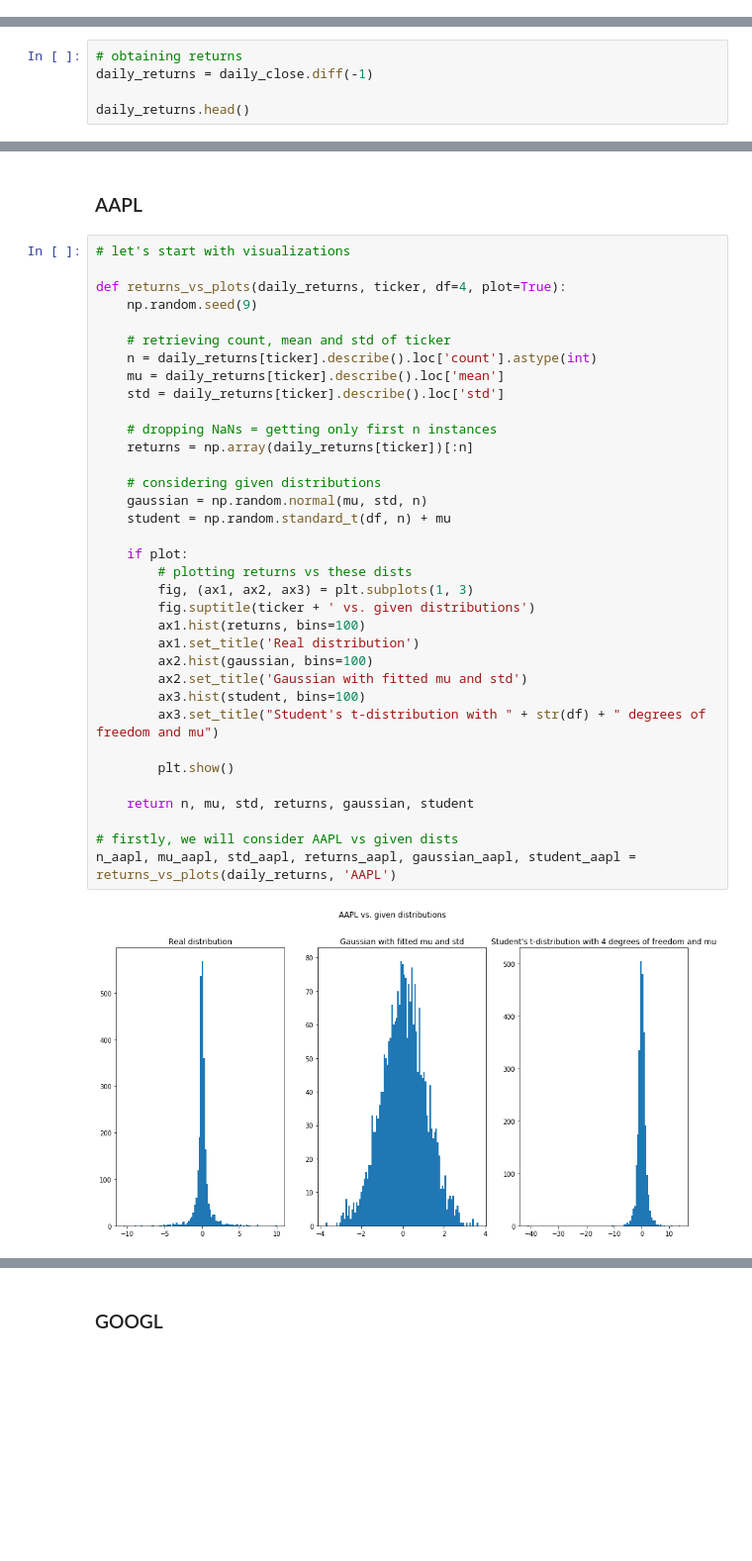
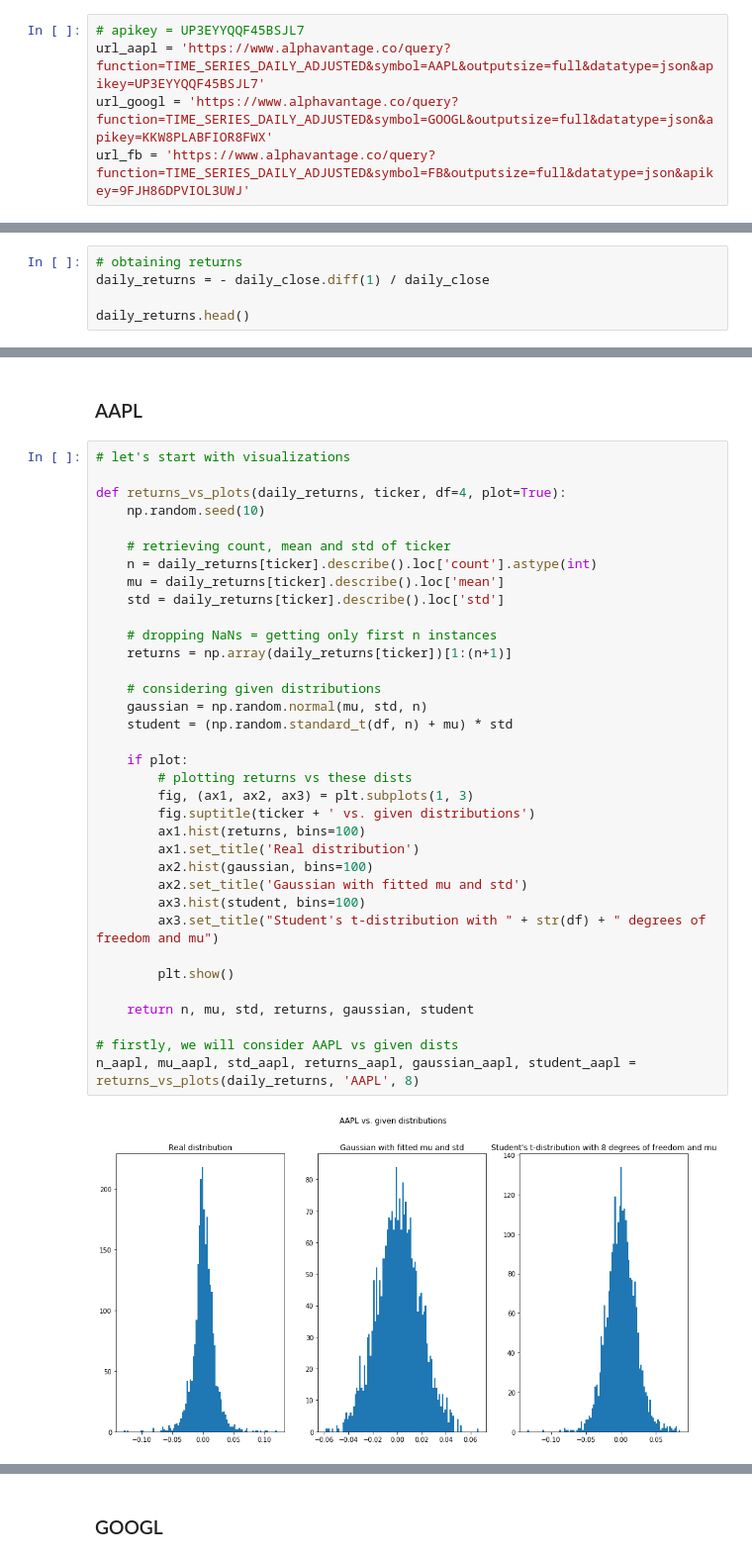
Before and after one commit to kirillovID/test_intro, a Jupyter notebook: alfa_test.ipynb, the cells around one changed output, grey strips where cells are left out. Shown at 99% size. Cells and saved outputs as stored; diff of their text form; blank space fills up the shorter version.

```diff
--- a/alfa_test.ipynb
+++ b/alfa_test.ipynb
@@ -27,3 +17,8 @@ r_fb = requests.get(url_fb)
+# %%
+# apikey = UP3EYYQQF45BSJL7
+url_aapl = 'https://www.alphavantage.co/query?function=TIME_SERIES_DAILY_ADJUSTED&symbol=AAPL&outputsize=full&datatype=json&apikey=UP3EYYQQF45BSJL7'
+url_googl = 'https://www.alphavantage.co/query?function=TIME_SERIES_DAILY_ADJUSTED&symbol=GOOGL&outputsize=full&datatype=json&apikey=KKW8PLABFIOR8FWX'
+url_fb = 'https://www.alphavantage.co/query?function=TIME_SERIES_DAILY_ADJUSTED&symbol=FB&outputsize=full&datatype=json&apikey=9FJH86DPVIOL3UWJ'
 # %%
 def stock_close_10(url, ticker):
     r = requests.get(url)
@@ -94,7 +89,7 @@ To register the converters:
 # Task 2
 # %%
 # obtaining returns
-daily_returns = daily_close.diff(-1)
+daily_returns = - daily_close.diff(1) / daily_close
 
 daily_returns.head()
 # %% [output]
@@ -124,39 +119,39 @@ daily_returns.describe()
 # let's start with visualizations
 
 def returns_vs_plots(daily_returns, ticker, df=4, plot=True):
-    np.random.seed(9)
+    np.random.seed(10)
 
     # retrieving count, mean and std of ticker
     n = daily_returns[ticker].describe().loc['count'].astype(int)
     mu = daily_returns[ticker].describe().loc['mean']
     std = daily_returns[ticker].describe().loc['std']
 
     # dropping NaNs = getting only first n instances
-    returns = np.array(daily_returns[ticker])[:n]
+    returns = np.array(daily_returns[ticker])[1:(n+1)]
 
     # considering given distributions
     gaussian = np.random.normal(mu, std, n)
-    student = np.random.standard_t(df, n) + mu
+    student = (np.random.standard_t(df, n) + mu) * std
 
     if plot:
         # plotting returns vs these dists
         fig, (ax1, ax2, ax3) = plt.subplots(1, 3)
         fig.suptitle(ticker + ' vs. given distributions')
         ax1.hist(returns, bins=100)
         ax1.set_title('Real distribution')
         ax2.hist(gaussian, bins=100)
         ax2.set_title('Gaussian with fitted mu and std')
         ax3.hist(student, bins=100)
         ax3.set_title("Student's t-distribution with " + str(df) + " degrees of freedom and mu")
 
         plt.show()
 
     return n, mu, std, returns, gaussian, student
 
 # firstly, we will consider AAPL vs given dists
-n_aapl, mu_aapl, std_aapl, returns_aapl, gaussian_aapl, student_aapl = returns_vs_plots(daily_returns, 'AAPL')
+n_aapl, mu_aapl, std_aapl, returns_aapl, gaussian_aapl, student_aapl = returns_vs_plots(daily_returns, 'AAPL', 8)
 # %% [output]
-[figure, old version]
+[figure, new version]
 # %%
 # let's move on to qqplots
 
```
Also changed, not shown: parts of 42 cells of this notebook.
